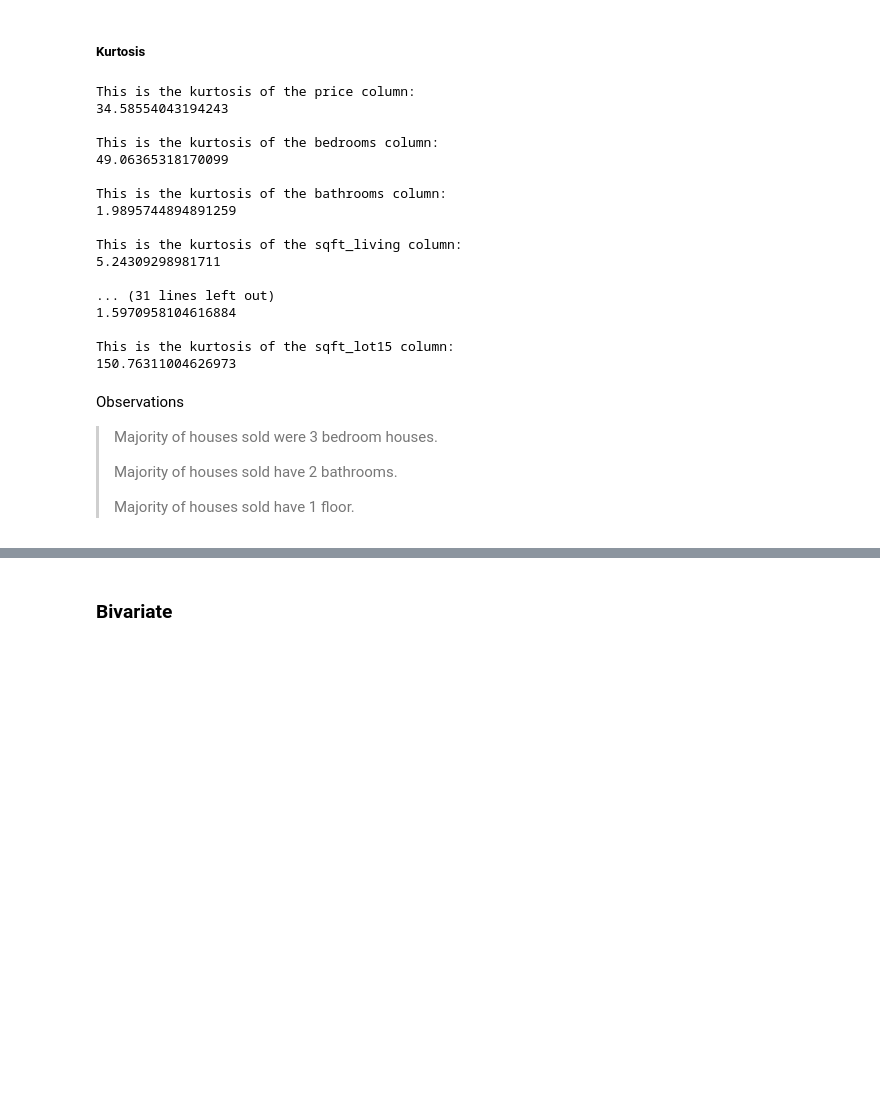
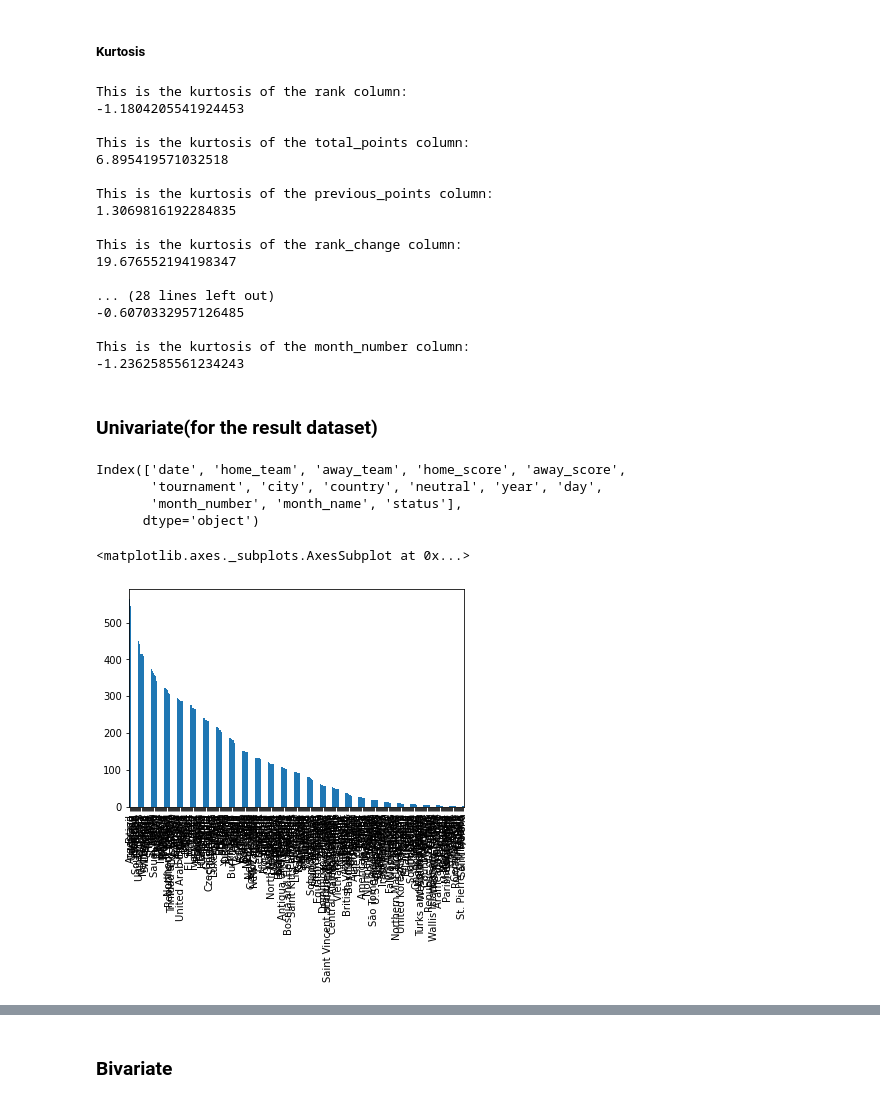
Before and after one commit to JeromeMberia/Mchezopesa_Ltd, a Jupyter notebook: IP_Week_6.ipynb, the cells around one changed output, grey strips where cells are left out. Drawn from its saved outputs; the diff is of its cells as text; code cells hidden in the pictures; blank space fills up the shorter version.

```diff
--- a/IP_Week_6.ipynb
+++ b/IP_Week_6.ipynb
@@ -379,3 +386,17 @@ plt.tight_layout()
 plt.show()
 # %% [output]
 [figure]
+# %%
+numeric = fifa.drop(['rank', 'country_full', 'country_abrv', 'confederation', 'rank_date'],axis=1)
+
+columns = None
+columns = list(numeric.columns)
+
+for column in columns:
+
+  max_threshold_fifa = fifa[column].quantile(0.95)
+  min_threshold_fifa = fifa[column].quantile(0.05)
+  df_1 = fifa[(fifa[column]<max_threshold_fifa) & (fifa[column]>min_threshold_fifa)]
+  num = fifa.shape[0]-df_1.shape[0]
+  print(f'{num} rows that are outliers in {column} \n This is {"{:.2f}".format((num/(fifa.shape[0]))*100)}% percent approximately of {column} column')
+  print(' ')
@@ -502,0 +607,3 @@ print(results['year'].unique())
+# %%
+results['day'] = results['date'].dt.day
+print(results['day'].unique())
@@ -503,14 +613,15 @@ print(results['year'].unique())
 # %% [markdown]
 #### Adding the column month
 # %%
-results['month'] = pd.DatetimeIndex(results['date']).month
-a = list(results['month'].unique())
+results['month_number'] = pd.DatetimeIndex(results['date']).month
+results['month_name'] = pd.DatetimeIndex(results['date']).month
+a = list(results['month_number'].unique())
 b = sorted(a)
 print(b)
 # %% [output]
 [1, 2, 3, 4, 5, 6, 7, 8, 9, 10, 11, 12]
 # %%
-results['month'].replace({1:'January',
+results['month_name'].replace({1:'January',
                        2:'February',
                        3:'March',
                        4:'April',
@@ -522,7 +633,7 @@ results['month'].replace({1:'January',
                        10:'October',
                        11:'November',
                        12:'December'}, inplace=True)
-print(results['month'].unique())
+print(results['month_name'].unique())
 # %% [output]
 ['November' 'March' 'January' 'April' 'February' 'September' 'May' 'July'
  'October' 'June' 'August' 'December']
@@ -1023,37 +1043,40 @@ This is the skewness of the sqft_lot15 column:
 # %% [markdown]
 ##### Kurtosis
 # %%
-df_1 = df.drop(['id', 'date', 'lat', 'long', 'zipcode', 'city', 'county'], axis=1)
-col = list(df_1.columns)
-
 for i in col:
-  kurtosis = df_1[i].kurt()
+  kurtosis = fifa[i].kurt()
   print(f'This is the kurtosis of the {i} column: ')
   print(f'{kurtosis}')
   print('  ')
 # %% [output]
-This is the kurtosis of the price column:
-34.58554043194243
+This is the kurtosis of the rank column:
+-1.1804205541924453
 
-This is the kurtosis of the bedrooms column:
-49.06365318170099
+This is the kurtosis of the total_points column:
+6.895419571032518
 
-This is the kurtosis of the bathrooms column:
-1.9895744894891259
+This is the kurtosis of the previous_points column:
+1.3069816192284835
 
-This is the kurtosis of the sqft_living column:
-5.24309298981711
+This is the kurtosis of the rank_change column:
+19.676552194198347
 
-... (31 lines left out)
-1.5970958104616884
+... (28 lines left out)
+-0.6070332957126485
 
-This is the kurtosis of the sqft_lot15 column:
-150.76311004626973
+This is the kurtosis of the month_number column:
+-1.2362585561234243
-# %% [markdown]
-Observations
-
-> Majority of houses sold were 3 bedroom houses.
->
-> Majority of houses sold have 2 bathrooms.
->
->Majority of houses sold have 1 floor.
+# %% [markdown]
+### Univariate(for the result dataset)
+# %%
+results.columns
+# %% [output]
+Index(['date', 'home_team', 'away_team', 'home_score', 'away_score',
+       'tournament', 'city', 'country', 'neutral', 'year', 'day',
+       'month_number', 'month_name', 'status'],
+      dtype='object')
+# %%
+results['home_team'].value_counts().plot(kind='bar')
+# %% [output]
+<matplotlib.axes._subplots.AxesSubplot at 0x...>
+[figure, added]
```
Also changed, not shown: parts of 143 cells of this notebook.
